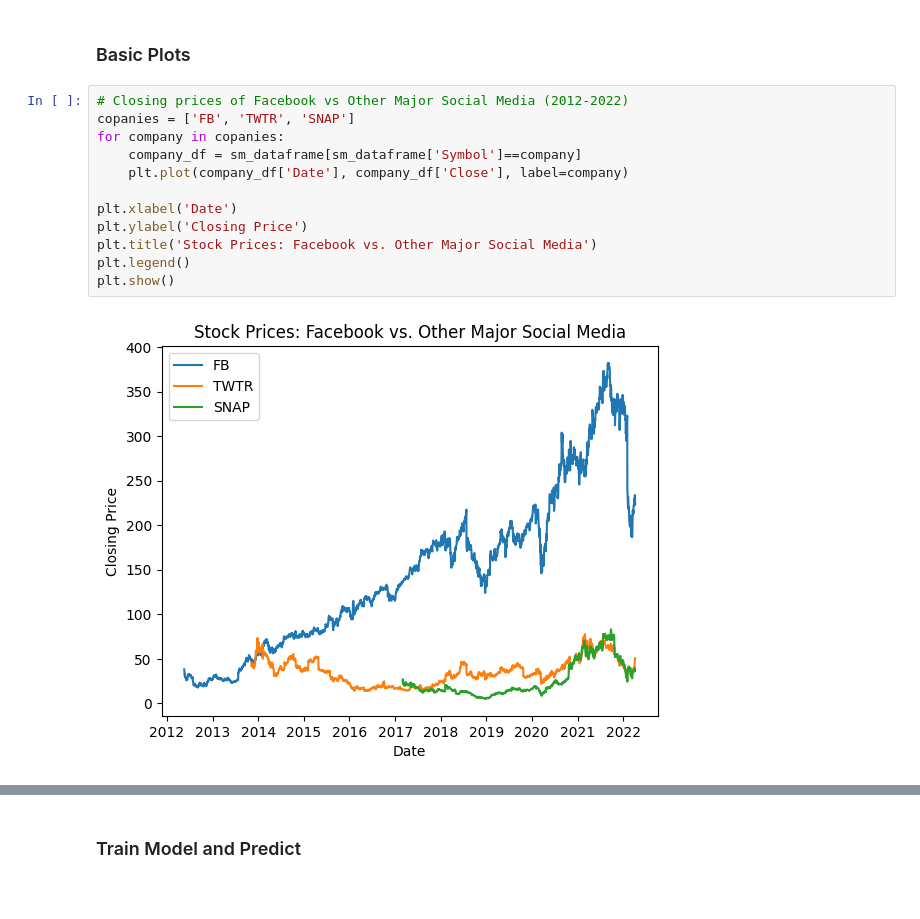
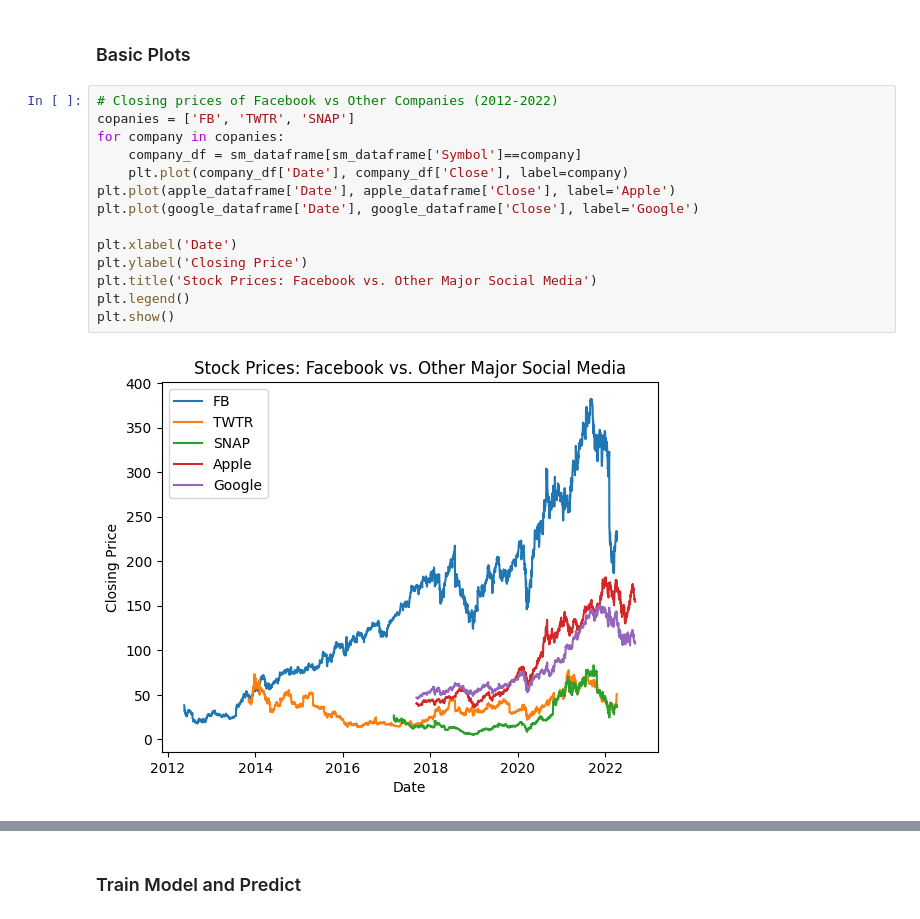
Before and after one commit to duckgrammer/Facebook-Stocks-ML, a Jupyter notebook: Facebook Stocks.ipynb, the cells around one changed output, grey strips where cells are left out. Drawn from its saved outputs; the diff is of its cells as text.

Commit message:
Add Apple and Google stocks

```diff
--- a/Facebook Stocks.ipynb
+++ b/Facebook Stocks.ipynb
@@ -83,16 +83,18 @@ FB_dataframe
 # %% [markdown]
 ### Basic Plots
 # %%
-# Closing prices of Facebook vs Other Major Social Media (2012-2022)
+# Closing prices of Facebook vs Other Companies (2012-2022)
 copanies = ['FB', 'TWTR', 'SNAP']
 for company in copanies:
     company_df = sm_dataframe[sm_dataframe['Symbol']==company]
     plt.plot(company_df['Date'], company_df['Close'], label=company)
+plt.plot(apple_dataframe['Date'], apple_dataframe['Close'], label='Apple')
+plt.plot(google_dataframe['Date'], google_dataframe['Close'], label='Google')
 
 plt.xlabel('Date')
 plt.ylabel('Closing Price')
 plt.title('Stock Prices: Facebook vs. Other Major Social Media')
 plt.legend()
 plt.show()
 # %% [output]
-[figure, old version]
+[figure, new version]
```
Also changed, not shown: parts of 10 cells of this notebook.
